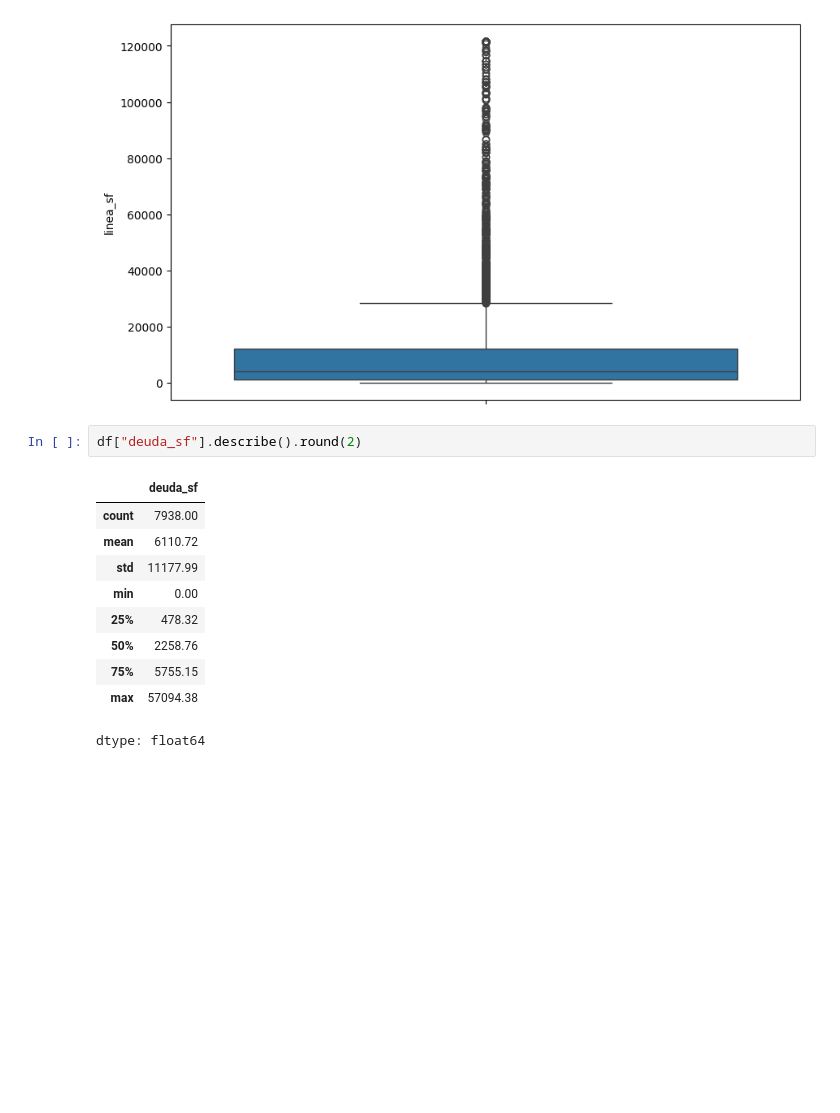
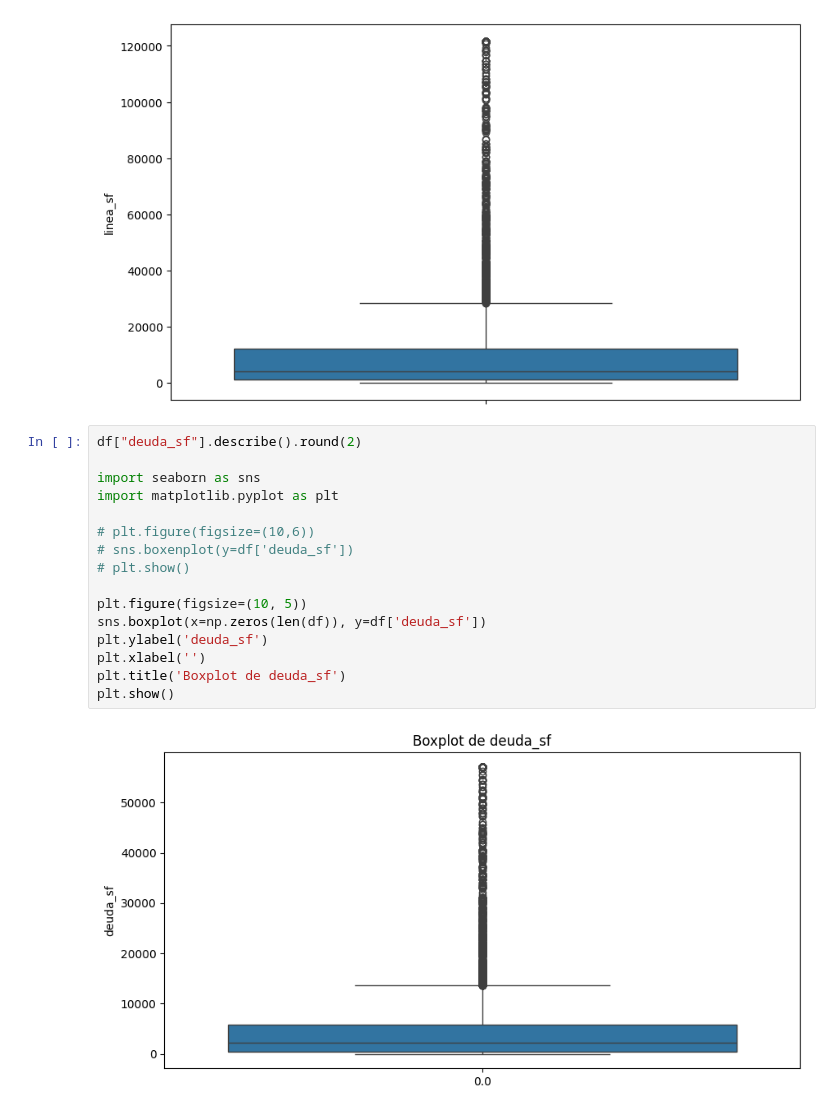
Before and after one commit to e46537303-ui/Finanzas-Proyecto1, a Jupyter notebook: Análisis_de_Riesgo_Crediticio_en_el_Sector_Financiero.ipynb, the cells around one changed output. Drawn from its saved outputs; the diff is of its cells as text; blank space fills up the shorter version.

```diff
--- a/Análisis_de_Riesgo_Crediticio_en_el_Sector_Financiero.ipynb
+++ b/Análisis_de_Riesgo_Crediticio_en_el_Sector_Financiero.ipynb
@@ -95,16 +124,21 @@ sns.boxplot(y=df["linea_sf"])
 plt.show()
 # %% [output]
 [figure]
-# %%
-df["deuda_sf"].describe().round(2)
-# %% [output]
-|  | deuda_sf |
-| count | 7938.00 |
-| mean | 6110.72 |
-| std | 11177.99 |
-| min | 0.00 |
-| 25% | 478.32 |
-| 50% | 2258.76 |
-| 75% | 5755.15 |
-| max | 57094.38 |
-dtype: float64
+# %%
+df["deuda_sf"].describe().round(2)
+
+import seaborn as sns
+import matplotlib.pyplot as plt
+
+# plt.figure(figsize=(10,6))
+# sns.boxenplot(y=df['deuda_sf'])
+# plt.show()
+
+plt.figure(figsize=(10, 5))
+sns.boxplot(x=np.zeros(len(df)), y=df['deuda_sf'])
+plt.ylabel('deuda_sf')
+plt.xlabel('')
+plt.title('Boxplot de deuda_sf')
+plt.show()
+# %% [output]
+[figure, added]
```
Also changed, not shown: parts of 3 cells of this notebook.
